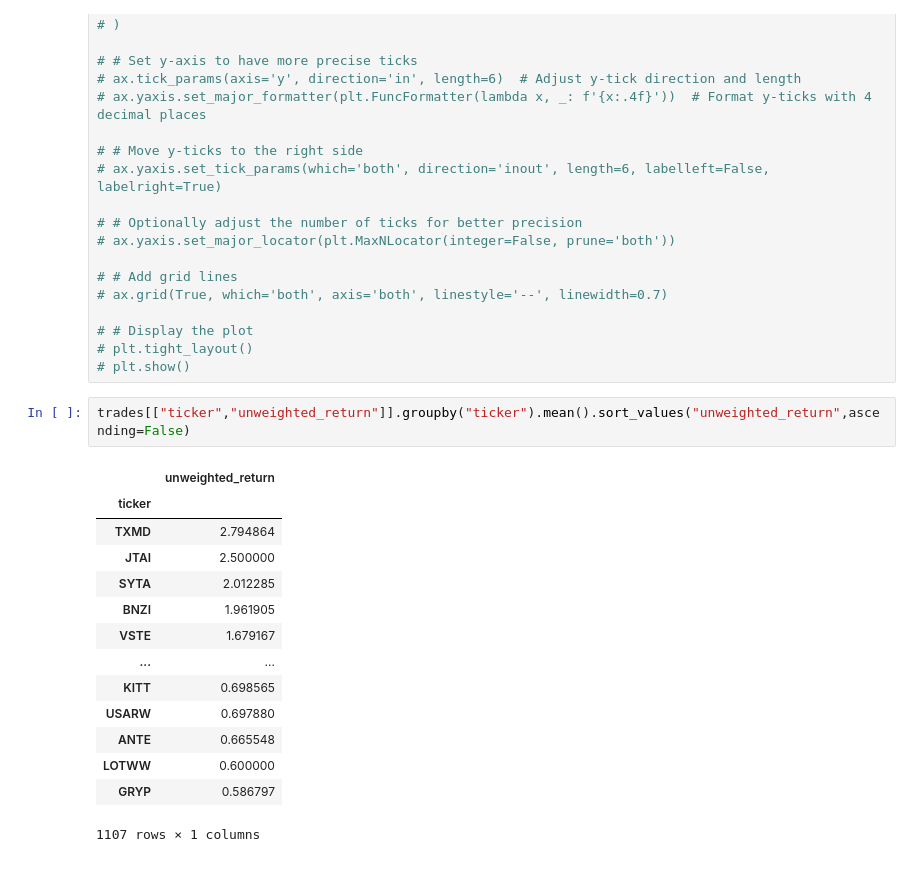
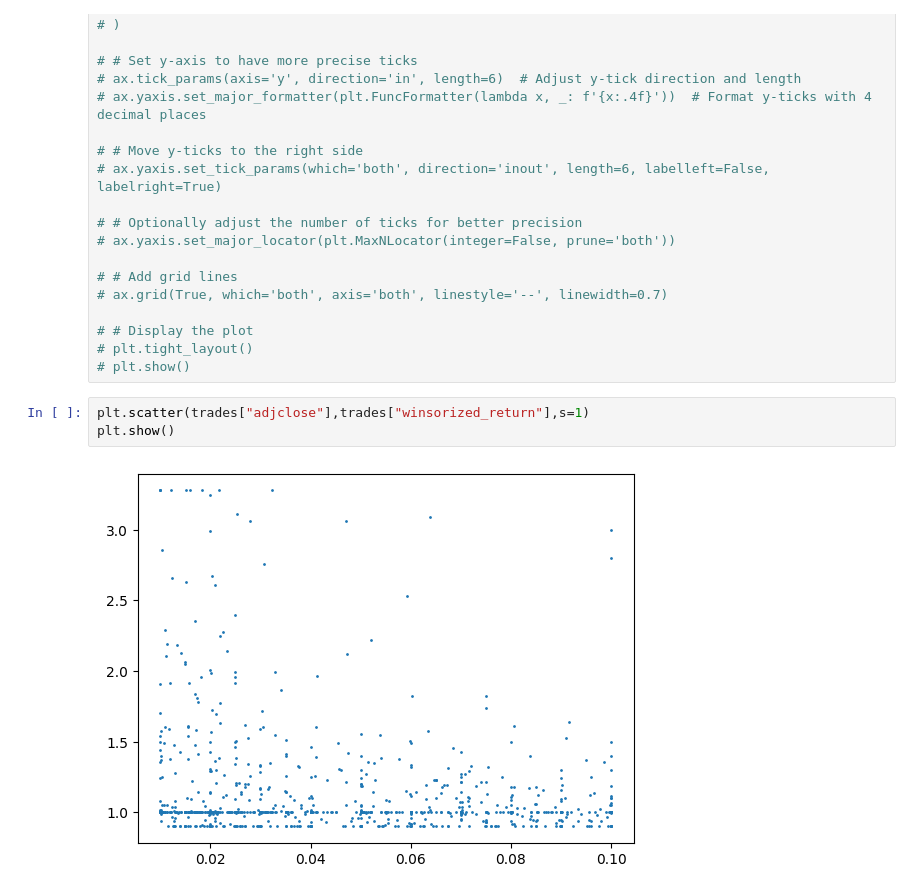
Before and after one commit to chung-ejy/orivault, a Jupyter notebook: studies/swing_trading_study/speculation_basic.ipynb, the cells around one changed output. Drawn from its saved outputs; the diff is of its cells as text.

```diff
--- a/studies/swing_trading_study/speculation_basic.ipynb
+++ b/studies/swing_trading_study/speculation_basic.ipynb
@@ -211,19 +205,7 @@ plt.show()
 # plt.tight_layout()
 # plt.show()
 # %%
-trades[["ticker","unweighted_return"]].groupby("ticker").mean().sort_values("unweighted_return",ascending=False)
+plt.scatter(trades["adjclose"],trades["winsorized_return"],s=1)
+plt.show()
 # %% [output]
-|  | unweighted_return |
-| ticker |  |
-| TXMD | 2.794864 |
-| JTAI | 2.500000 |
-| SYTA | 2.012285 |
-| BNZI | 1.961905 |
-| VSTE | 1.679167 |
-| ... | ... |
-| KITT | 0.698565 |
-| USARW | 0.697880 |
-| ANTE | 0.665548 |
-| LOTWW | 0.600000 |
-| GRYP | 0.586797 |
-1107 rows × 1 columns
+[figure, added]
```
Also changed, not shown: parts of 9 cells of this notebook, 8 other files.
